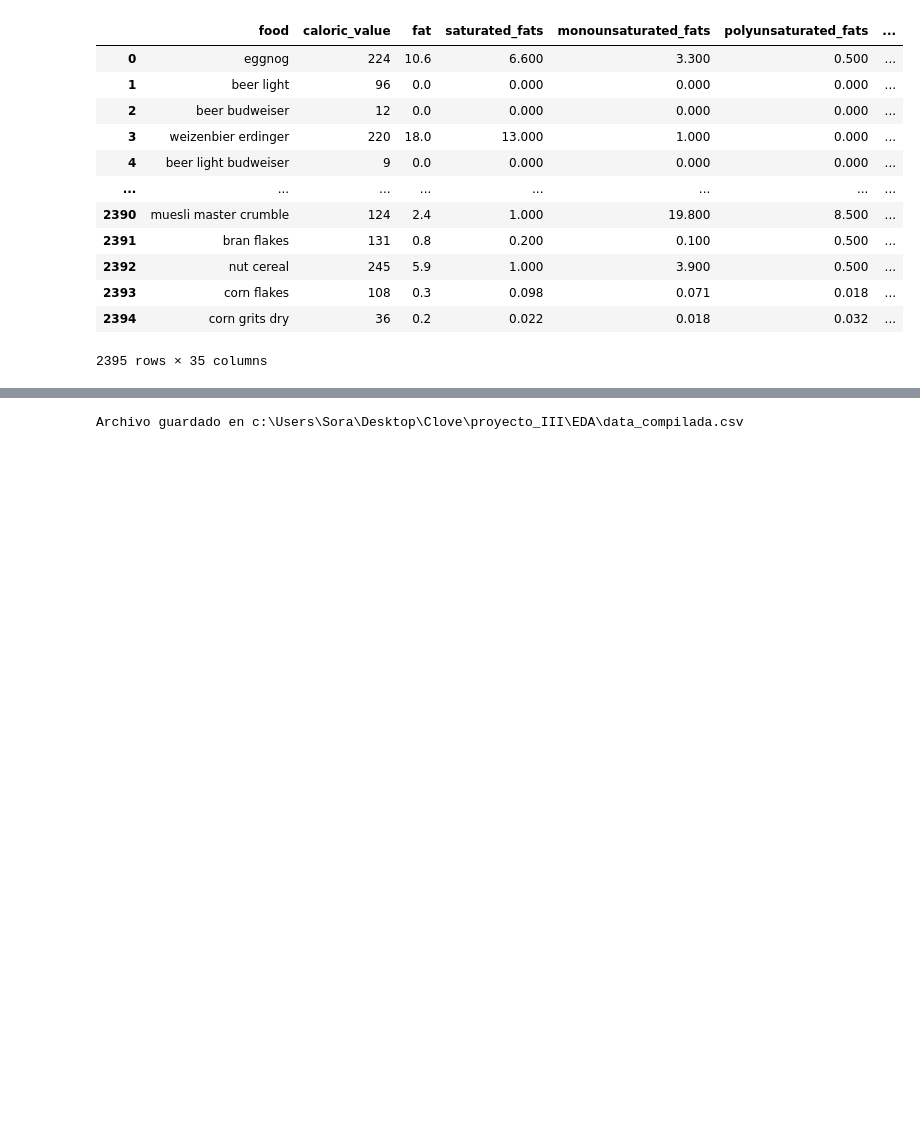
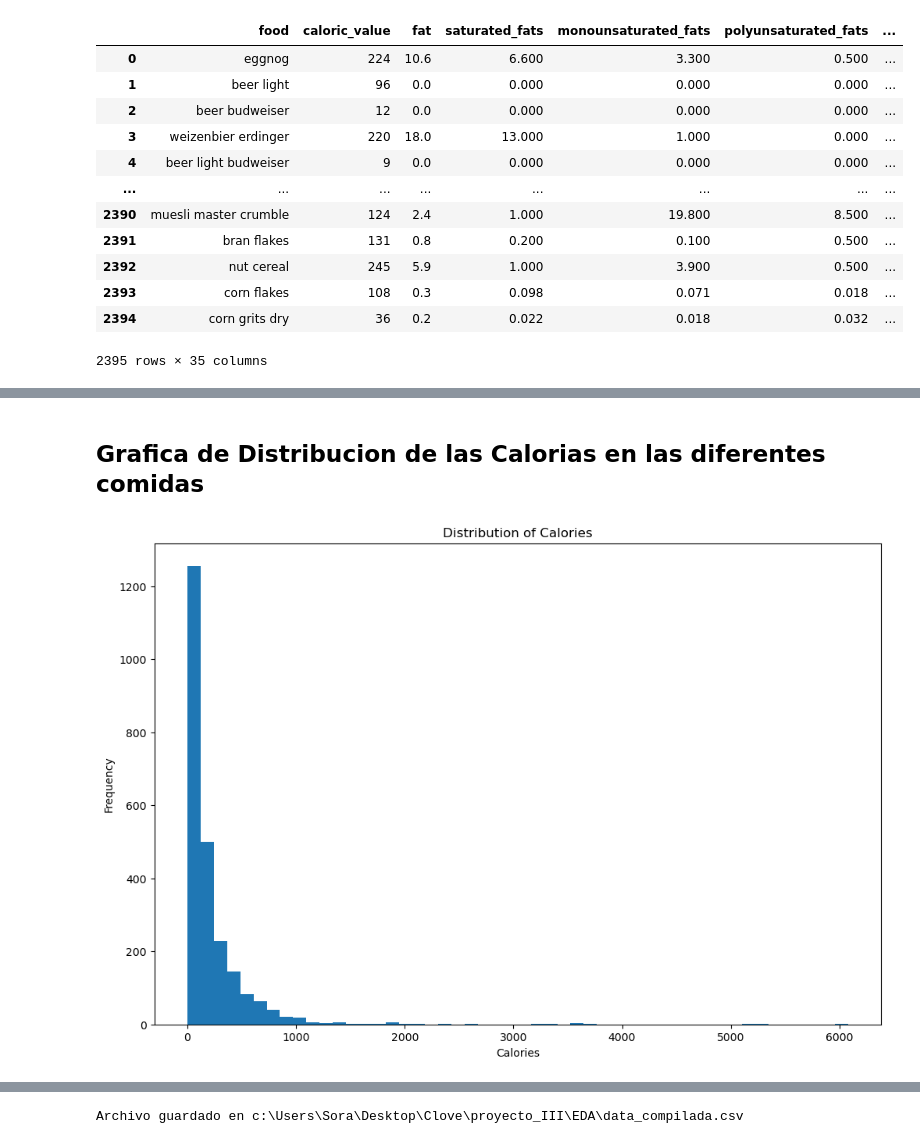
Before and after one commit to davip25/proyecto_III, a Jupyter notebook: proyecto_III.ipynb, the cells around one changed output, grey strips where cells are left out. Saved outputs shown, nothing was run; the diff lists cells and outputs as text; code cells hidden in the pictures; blank space fills up the shorter version.

Commit message:
Graficas al EDA

```diff
--- a/proyecto_III.ipynb
+++ b/proyecto_III.ipynb
@@ -217,0 +216,13 @@ data_compilada.iloc[40:-40].sample(40)
+# %% [markdown]
+## Grafica de Distribucion de las Calorias en las diferentes comidas
+# %%
+import matplotlib.pyplot as plt
+
+plt.figure(figsize=(12, 8))
+plt.hist(data_compilada['caloric_value'], bins=50)
+plt.xlabel('Calories')
+plt.ylabel('Frequency')
+plt.title('Distribution of Calories')
+plt.show()
+# %% [output]
+[figure, added]
```
Also changed, not shown: parts of 7 cells of this notebook.
